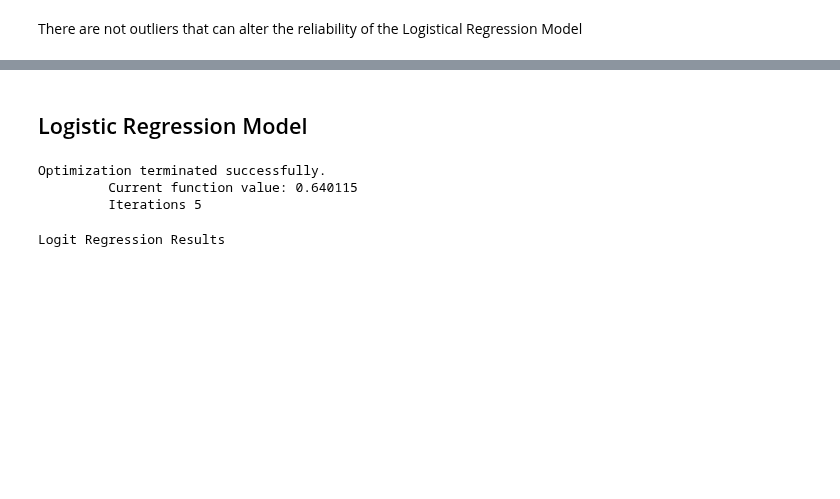
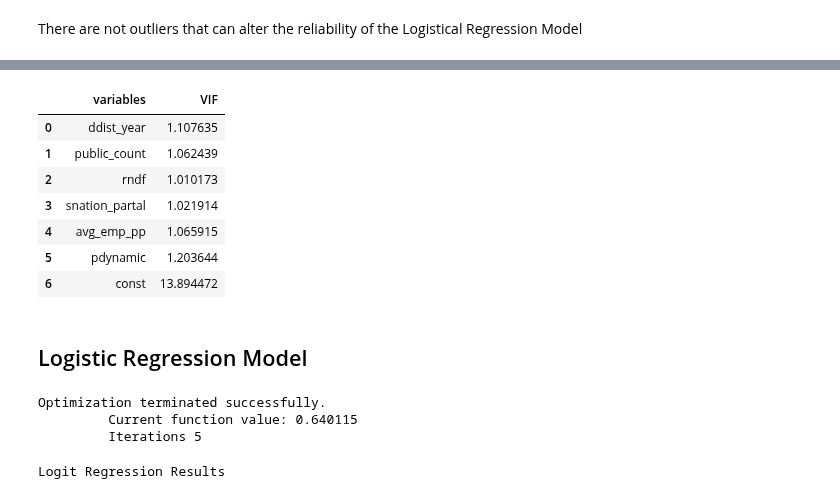
Before and after one commit to bang-a-coder/thesis-analysis, a Jupyter notebook: H2/h2c-model.ipynb, the cells around one changed output, grey strips where cells are left out. Drawn from its saved outputs; the diff is of its cells as text; code cells hidden in the pictures; blank space fills up the shorter version.

Commit message:
multicolinearity

```diff
--- a/H2/h2c-model.ipynb
+++ b/H2/h2c-model.ipynb
@@ -253,3 +256,21 @@ There are not outliers that can alter the reliability of the Logistical Regressi
+# %%
+# Use variance inflation factor to identify any significant multi-collinearity
+def calc_vif(df):
+    vif = pd.DataFrame()
+    vif["variables"] = df.columns
+    vif["VIF"] = [variance_inflation_factor(df.values, i) for i in range(df.shape[1])]
+    return(vif)
+
+calc_vif(X_constant) # Include constant in VIF calculation in Python
+# %% [output]
+|  | variables | VIF |
+| 0 | ddist_year | 1.107635 |
+| 1 | public_count | 1.062439 |
+| 2 | rndf | 1.010173 |
+| 3 | snation_partal | 1.021914 |
+| 4 | avg_emp_pp | 1.065915 |
+| 5 | pdynamic | 1.203644 |
+| 6 | const | 13.894472 |
 # %% [markdown]
 ## Logistic Regression Model
 # %%
```
Also changed, not shown: parts of 15 cells of this notebook, 1 other file.
